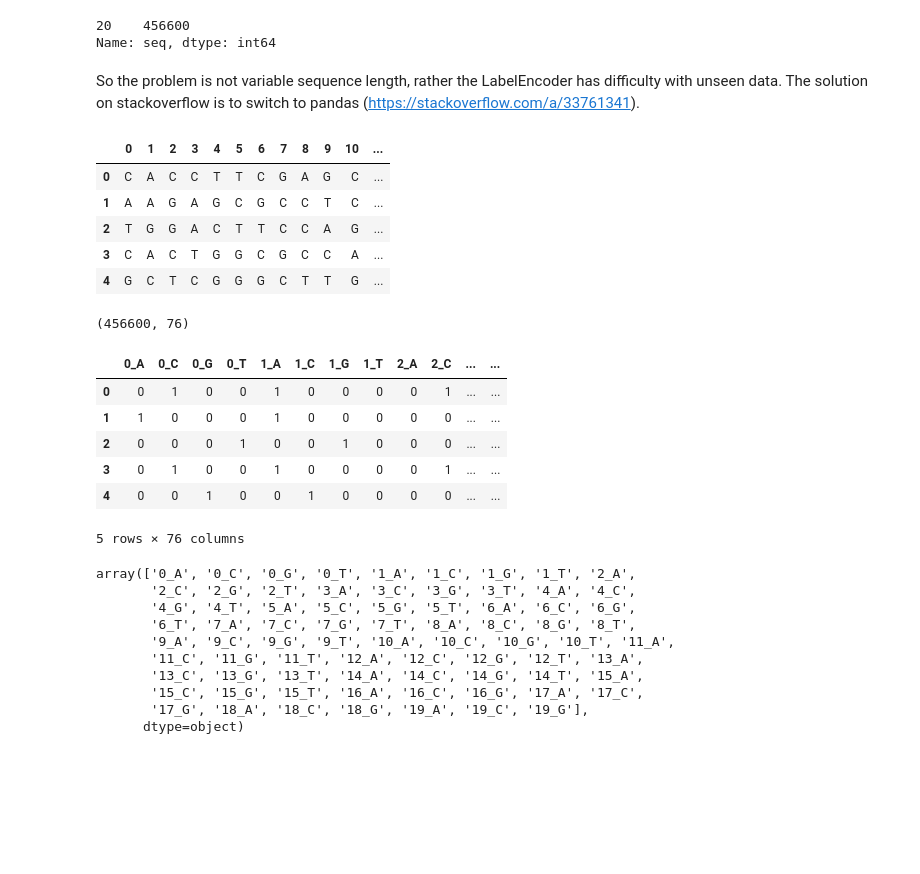
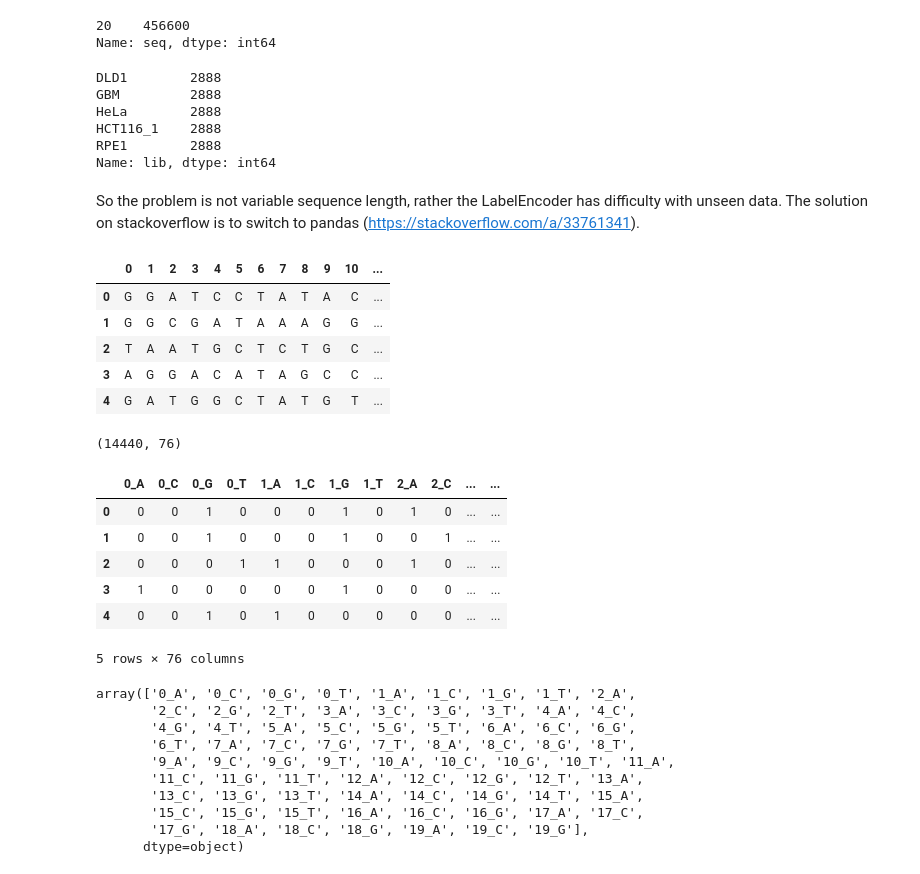
Before and after one commit to timydaley/timydaley.github.io, a Jupyter notebook: crispr_tko/tree_model/tree_model.ipynb, the cells around one changed output. Drawn from its saved outputs; the diff is of its cells as text; code cells hidden in the pictures; blank space fills up the shorter version.

```diff
--- a/crispr_tko/tree_model/tree_model.ipynb
+++ b/crispr_tko/tree_model/tree_model.ipynb
@@ -181,30 +175,42 @@ log2fc_df['seq'].map(lambda s: len(s)).value_counts()
 # %% [output]
 20    456600
 Name: seq, dtype: int64
+# %%
+essential_data = log2fc_df[(log2fc_df['essential'] == 1) | (log2fc_df['gene'] == 'chr10')].copy()
+#essential_data.loc[essential_data['log2FoldChange'].isna(), 'log2FoldChange'] = 0
+essential_data = essential_data.reset_index(drop = True)
+essential_data['lib'].value_counts()
+# %% [output]
+DLD1        2888
+GBM         2888
+HeLa        2888
+HCT116_1    2888
+RPE1        2888
+Name: lib, dtype: int64
 # %% [markdown]
 So the problem is not variable sequence length, rather the LabelEncoder has difficulty with unseen data.  The solution on stackoverflow is to switch to pandas (https://stackoverflow.com/a/33761341).
 # %%
-seq_array = pd.DataFrame(np.array([list(x) for x in log2fc_df['seq']]))
+seq_array = pd.DataFrame(np.array([list(x) for x in essential_data['seq']]))
 seq_array.head()
 # %% [output]
 |  | 0 | 1 | 2 | 3 | 4 | 5 | 6 | 7 | 8 | 9 | 10 | ... |
-| 0 | C | A | C | C | T | T | C | G | A | G | C | ... |
-| 1 | A | A | G | A | G | C | G | C | C | T | C | ... |
-| 2 | T | G | G | A | C | T | T | C | C | A | G | ... |
-| 3 | C | A | C | T | G | G | C | G | C | C | A | ... |
-| 4 | G | C | T | C | G | G | G | C | T | T | G | ... |
+| 0 | G | G | A | T | C | C | T | A | T | A | C | ... |
+| 1 | G | G | C | G | A | T | A | A | A | G | G | ... |
+| 2 | T | A | A | T | G | C | T | C | T | G | C | ... |
+| 3 | A | G | G | A | C | A | T | A | G | C | C | ... |
+| 4 | G | A | T | G | G | C | T | A | T | G | T | ... |
 # %%
 seq_array_1hot = pd.get_dummies(seq_array)
 print(seq_array_1hot.shape)
 seq_array_1hot.head()
 # %% [output]
-(456600, 76)
+(14440, 76)
 |  | 0_A | 0_C | 0_G | 0_T | 1_A | 1_C | 1_G | 1_T | 2_A | 2_C | ... | ... |
-| 0 | 0 | 1 | 0 | 0 | 1 | 0 | 0 | 0 | 0 | 1 | ... | ... |
-| 1 | 1 | 0 | 0 | 0 | 1 | 0 | 0 | 0 | 0 | 0 | ... | ... |
-| 2 | 0 | 0 | 0 | 1 | 0 | 0 | 1 | 0 | 0 | 0 | ... | ... |
-| 3 | 0 | 1 | 0 | 0 | 1 | 0 | 0 | 0 | 0 | 1 | ... | ... |
-| 4 | 0 | 0 | 1 | 0 | 0 | 1 | 0 | 0 | 0 | 0 | ... | ... |
+| 0 | 0 | 0 | 1 | 0 | 0 | 0 | 1 | 0 | 1 | 0 | ... | ... |
+| 1 | 0 | 0 | 1 | 0 | 0 | 0 | 1 | 0 | 0 | 1 | ... | ... |
+| 2 | 0 | 0 | 0 | 1 | 1 | 0 | 0 | 0 | 1 | 0 | ... | ... |
+| 3 | 1 | 0 | 0 | 0 | 0 | 0 | 1 | 0 | 0 | 0 | ... | ... |
+| 4 | 0 | 0 | 1 | 0 | 1 | 0 | 0 | 0 | 0 | 0 | ... | ... |
 5 rows × 76 columns
 # %%
 seq_array_1hot.columns.values
```
Also changed, not shown: parts of 16 cells of this notebook.
